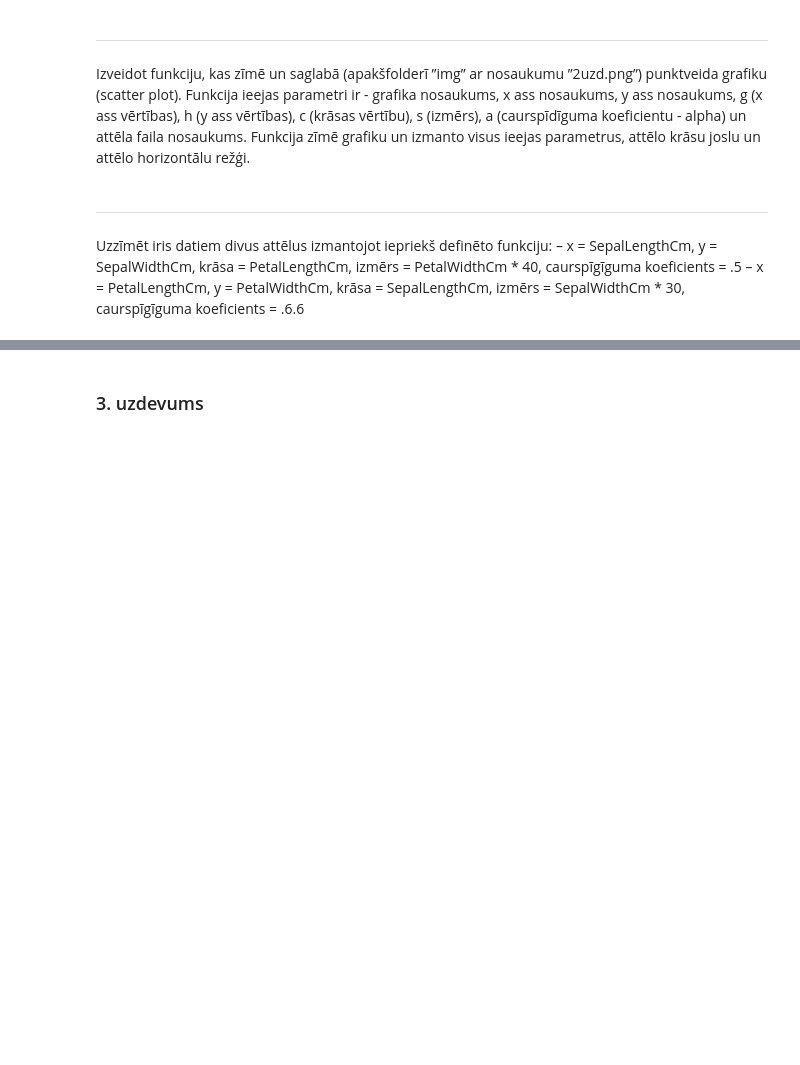
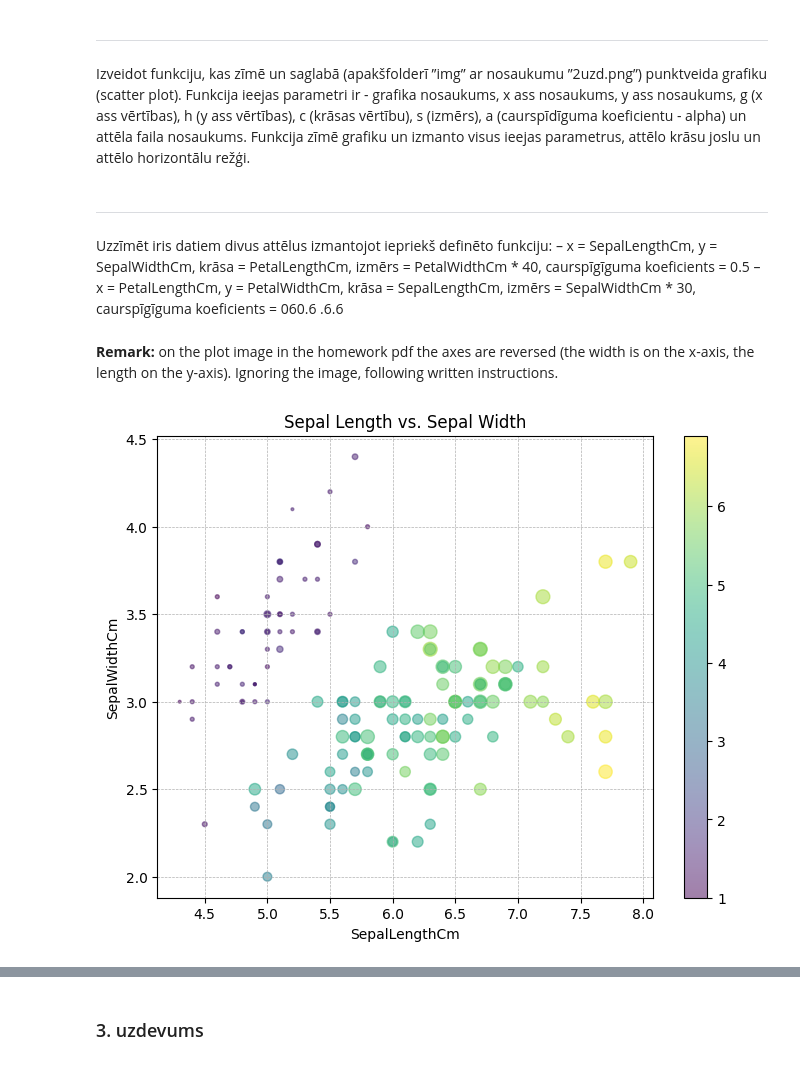
Before and after one commit to eduardblumental/lu-msc-math-and-data-science, a Jupyter notebook: Matemātiskās metodes ar Python, R un Matlab/homeworks/HW4_Blumentals.ipynb, the cells around one changed output, grey strips where cells are left out. Drawn from its saved outputs; the diff is of its cells as text; code cells hidden in the pictures; blank space fills up the shorter version.

```diff
--- a/Matemātiskās metodes ar Python, R un Matlab/homeworks/HW4_Blumentals.ipynb
+++ b/Matemātiskās metodes ar Python, R un Matlab/homeworks/HW4_Blumentals.ipynb
@@ -56,6 +59,9 @@ plt.show()
 ### 2. uzdevums
 # %% [markdown]
 Ielasīt iris datus un saglabāt tos mainīgajā iris.
+# %%
+dir = os.path.join("data", "HW4")
+iris = pd.read_csv(os.path.join(dir, "iris_data.csv"))
 # %% [markdown]
 ***
 Izveidot funkciju, kas zīmē un saglabā (apakšfolderī ”img” ar nosaukumu ”2uzd.png”)
@@ -63,8 +69,39 @@ punktveida grafiku (scatter plot). Funkcija ieejas parametri ir - grafika nosauk
 nosaukums, y ass nosaukums, g (x ass vērtības), h (y ass vērtības), c (krāsas vērtību), s
 (izmērs), a (caurspīdīguma koeficientu - alpha) un attēla faila nosaukums. Funkcija zīmē
 grafiku un izmanto visus ieejas parametrus, attēlo krāsu joslu un attēlo horizontālu režģi.
+# %%
+def draw_save_scatter_plot(title, x_label, y_label, g, h, c, s, a, filename):
+    if not os.path.exists(os.path.join(dir, "img")):
+        os.mkdir(os.path.join(dir, "img"))
+
+    plt.figure(figsize=(8, 6))
+    plt.scatter(g, h, c=c, s=s, alpha=a, cmap="viridis")
+    plt.title(title)
+    plt.xlabel(x_label)
+    plt.ylabel(y_label)
+    plt.colorbar()
+    plt.grid(True, which='both', linestyle='--', linewidth=0.5)
+    plt.savefig(os.path.join(dir, "img", filename))
+    plt.show()
 # %% [markdown]
 ***
 Uzzīmēt iris datiem divus attēlus izmantojot iepriekš definēto funkciju:
-– x = SepalLengthCm, y = SepalWidthCm, krāsa = PetalLengthCm, izmērs = PetalWidthCm * 40, caurspīgīguma koeficients = .5
-– x = PetalLengthCm, y = PetalWidthCm, krāsa = SepalLengthCm, izmērs = SepalWidthCm * 30, caurspīgīguma koeficients = .6.6
+– x = SepalLengthCm, y = SepalWidthCm, krāsa = PetalLengthCm, izmērs = PetalWidthCm * 40, caurspīgīguma koeficients = 0.5
+– x = PetalLengthCm, y = PetalWidthCm, krāsa = SepalLengthCm, izmērs = SepalWidthCm * 30, caurspīgīguma koeficients = 060.6
+.6.6
+# %% [markdown]
+**Remark:** on the plot image in the homework pdf the axes are reversed (the width is on the x-axis, the length on the y-axis). Ignoring the image, following written instructions.
+# %%
+draw_save_scatter_plot(
+    title="Sepal Length vs. Sepal Width",
+    x_label="SepalLengthCm",
+    y_label="SepalWidthCm",
+    g=iris["SepalLengthCm"],
+    h=iris["SepalWidthCm"],
+    c=iris["PetalLengthCm"],
+    s=iris["PetalWidthCm"] * 40,
+    a=0.5,
+    filename="2uzd_1.png"
+)
+# %% [output]
+[figure, added]
```
Also changed, not shown: parts of 6 cells of this notebook.
